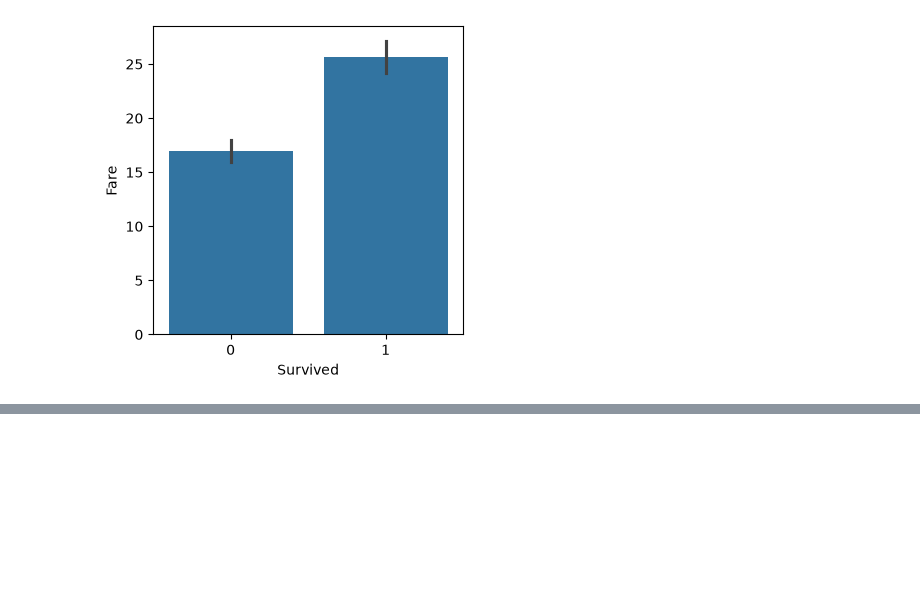
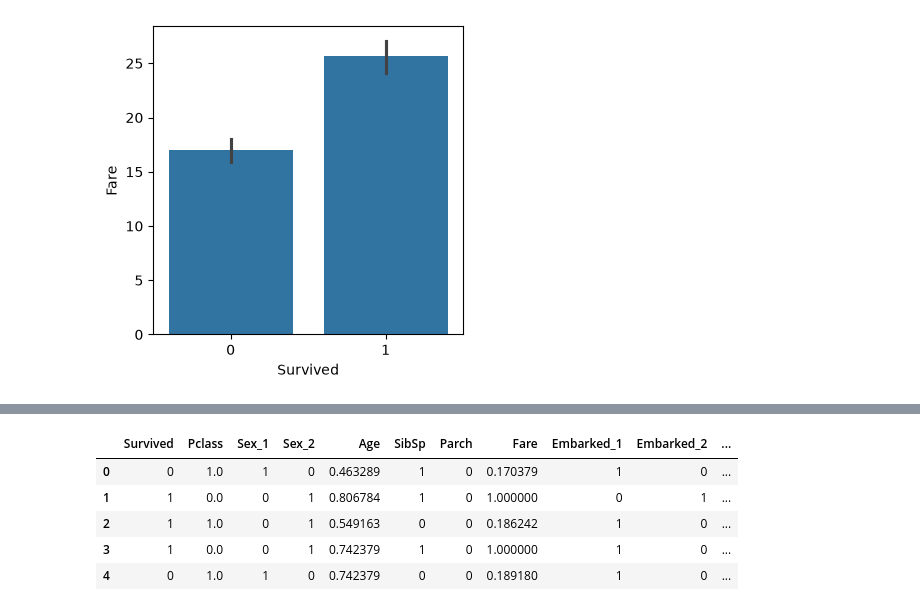
Before and after one commit to fahd-sherif/BNS5_AIS2_S1-DEPI5-AMIT, a Jupyter notebook: src/Data-analysis/preproccessimg_stp.ipynb, the cells around one changed output, grey strips where cells are left out. Cells and saved outputs as stored; diff of their text form; code cells hidden in the pictures; blank space fills up the shorter version.

```diff
--- a/src/Data-analysis/preproccessimg_stp.ipynb
+++ b/src/Data-analysis/preproccessimg_stp.ipynb
@@ -377,0 +385,4 @@ plt.show()
+# %%
+x = df.drop("Survived", axis = 1)
+x = df.drop("Cabin", axis = 1)
+y= df[["Survived"]]
@@ -377,0 +408,6 @@ plt.show()
+# %%
+from sklearn.preprocessing import MinMaxScaler
+scaler = MinMaxScaler()
+scaler.fit(x[num_cols])
+x[num_cols] = scaler.transform(x[num_cols])
+x[num_cols]
@@ -377,0 +437,2 @@ plt.show()
+# %%
+str_cols = ['Sex','Embarked']
@@ -377,0 +461,13 @@ plt.show()
+# %%
+from category_encoders import OneHotEncoder
+encoder = OneHotEncoder(cols = str_cols, drop_invariant= True)
+x = encoder.fit_transform(x)
+# %%
+x.head()
+# %% [output]
+|  | Survived | Pclass | Sex_1 | Sex_2 | Age | SibSp | Parch | Fare | Embarked_1 | Embarked_2 | ... |
+| 0 | 0 | 1.0 | 1 | 0 | 0.463289 | 1 | 0 | 0.170379 | 1 | 0 | ... |
+| 1 | 1 | 0.0 | 0 | 1 | 0.806784 | 1 | 0 | 1.000000 | 0 | 1 | ... |
+| 2 | 1 | 1.0 | 0 | 1 | 0.549163 | 0 | 0 | 0.186242 | 1 | 0 | ... |
+| 3 | 1 | 0.0 | 0 | 1 | 0.742379 | 1 | 0 | 1.000000 | 1 | 0 | ... |
+| 4 | 0 | 1.0 | 1 | 0 | 0.742379 | 0 | 0 | 0.189180 | 1 | 0 | ... |
```
Also changed, not shown: parts of 16 cells of this notebook.
